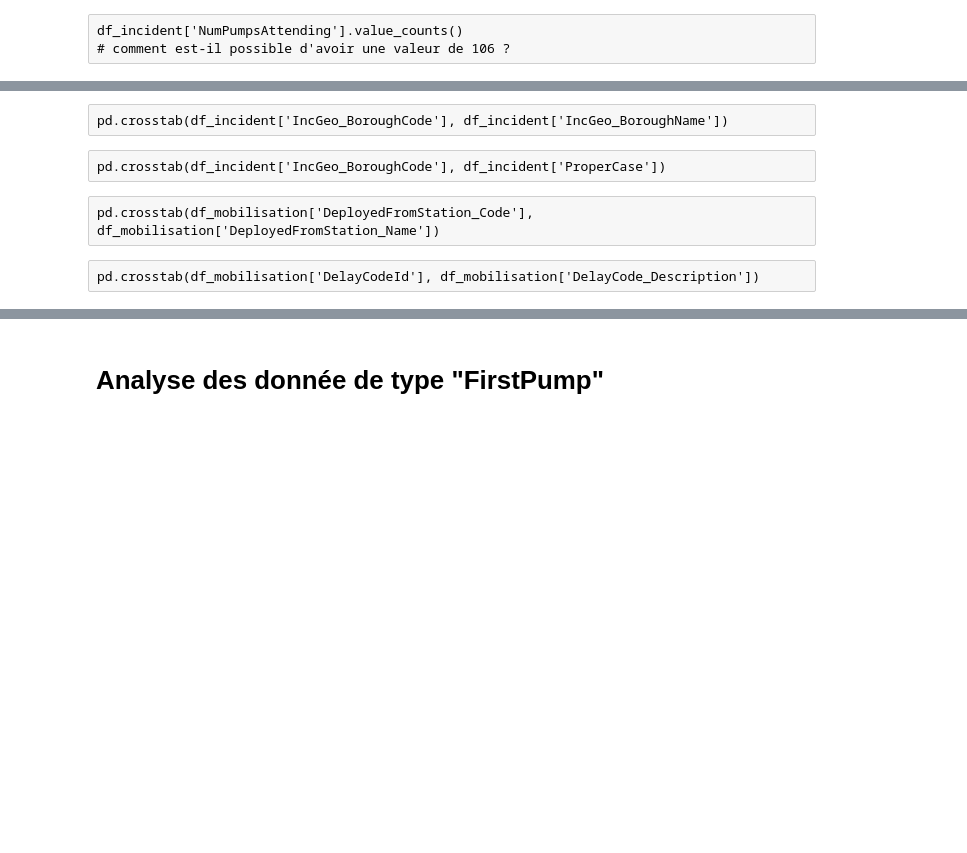
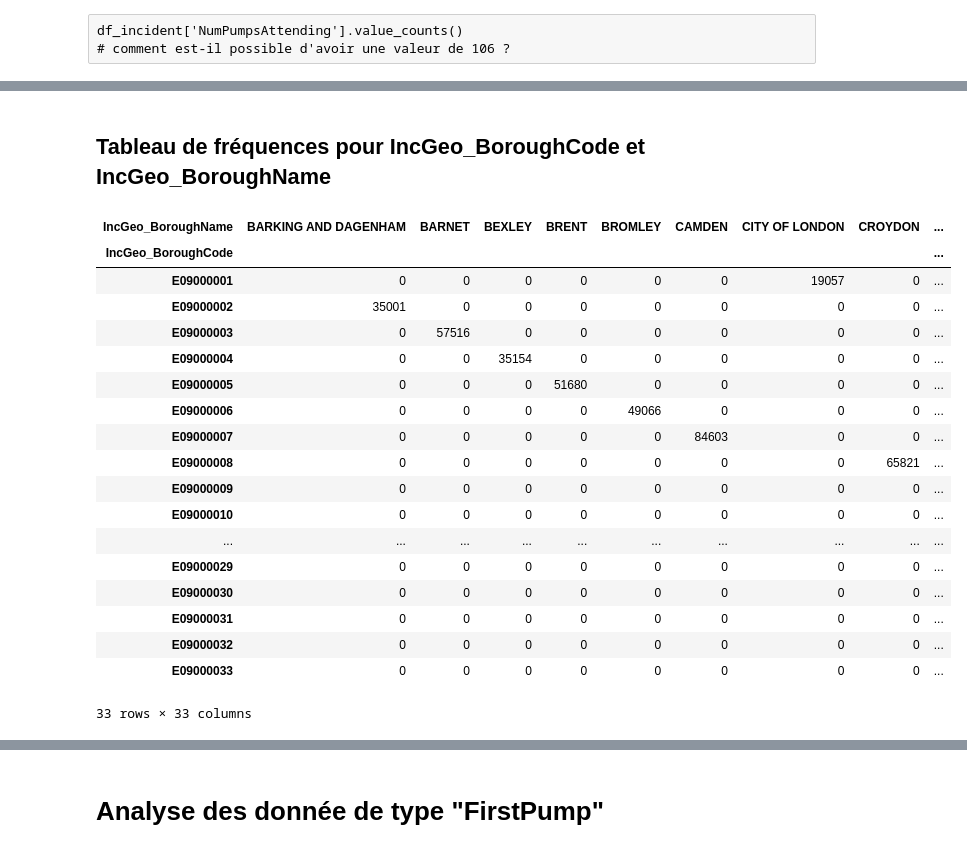
Before and after one commit to Frederic-Vincent/MLOps_LondonFireBrigade, a Jupyter notebook: notebooks/exploration-2.ipynb, the cells around one changed output, grey strips where cells are left out. Saved outputs shown, nothing was run; the diff lists cells and outputs as text; code cells hidden in the pictures; blank space fills up the shorter version.

```diff
--- a/notebooks/exploration-2.ipynb
+++ b/notebooks/exploration-2.ipynb
@@ -213,8 +215,24 @@ df_incident['NumPumpsAttending'].value_counts()
-# %% [raw]
-pd.crosstab(df_incident['IncGeo_BoroughCode'], df_incident['IncGeo_BoroughName'])
-# %% [raw]
-pd.crosstab(df_incident['IncGeo_BoroughCode'], df_incident['ProperCase'])
-# %% [raw]
-pd.crosstab(df_mobilisation['DeployedFromStation_Code'], df_mobilisation['DeployedFromStation_Name'])
-# %% [raw]
-pd.crosstab(df_mobilisation['DelayCodeId'], df_mobilisation['DelayCode_Description'])
+# %% [markdown]
+## Tableau de fréquences pour IncGeo_BoroughCode et IncGeo_BoroughName
+# %%
+pd.crosstab(df_incident['IncGeo_BoroughCode'], df_incident['IncGeo_BoroughName'])
+# %% [output]
+| IncGeo_BoroughName | BARKING AND DAGENHAM | BARNET | BEXLEY | BRENT | BROMLEY | CAMDEN | CITY OF LONDON | CROYDON | ... |
+| IncGeo_BoroughCode |  |  |  |  |  |  |  |  | ... |
+| E09000001 | 0 | 0 | 0 | 0 | 0 | 0 | 19057 | 0 | ... |
+| E09000002 | 35001 | 0 | 0 | 0 | 0 | 0 | 0 | 0 | ... |
+| E09000003 | 0 | 57516 | 0 | 0 | 0 | 0 | 0 | 0 | ... |
+| E09000004 | 0 | 0 | 35154 | 0 | 0 | 0 | 0 | 0 | ... |
+| E09000005 | 0 | 0 | 0 | 51680 | 0 | 0 | 0 | 0 | ... |
+| E09000006 | 0 | 0 | 0 | 0 | 49066 | 0 | 0 | 0 | ... |
+| E09000007 | 0 | 0 | 0 | 0 | 0 | 84603 | 0 | 0 | ... |
+| E09000008 | 0 | 0 | 0 | 0 | 0 | 0 | 0 | 65821 | ... |
+| E09000009 | 0 | 0 | 0 | 0 | 0 | 0 | 0 | 0 | ... |
+| E09000010 | 0 | 0 | 0 | 0 | 0 | 0 | 0 | 0 | ... |
+| ... | ... | ... | ... | ... | ... | ... | ... | ... | ... |
+| E09000029 | 0 | 0 | 0 | 0 | 0 | 0 | 0 | 0 | ... |
+| E09000030 | 0 | 0 | 0 | 0 | 0 | 0 | 0 | 0 | ... |
+| E09000031 | 0 | 0 | 0 | 0 | 0 | 0 | 0 | 0 | ... |
+| E09000032 | 0 | 0 | 0 | 0 | 0 | 0 | 0 | 0 | ... |
+| E09000033 | 0 | 0 | 0 | 0 | 0 | 0 | 0 | 0 | ... |
+33 rows × 33 columns
```
Also changed, not shown: parts of 35 cells of this notebook.
